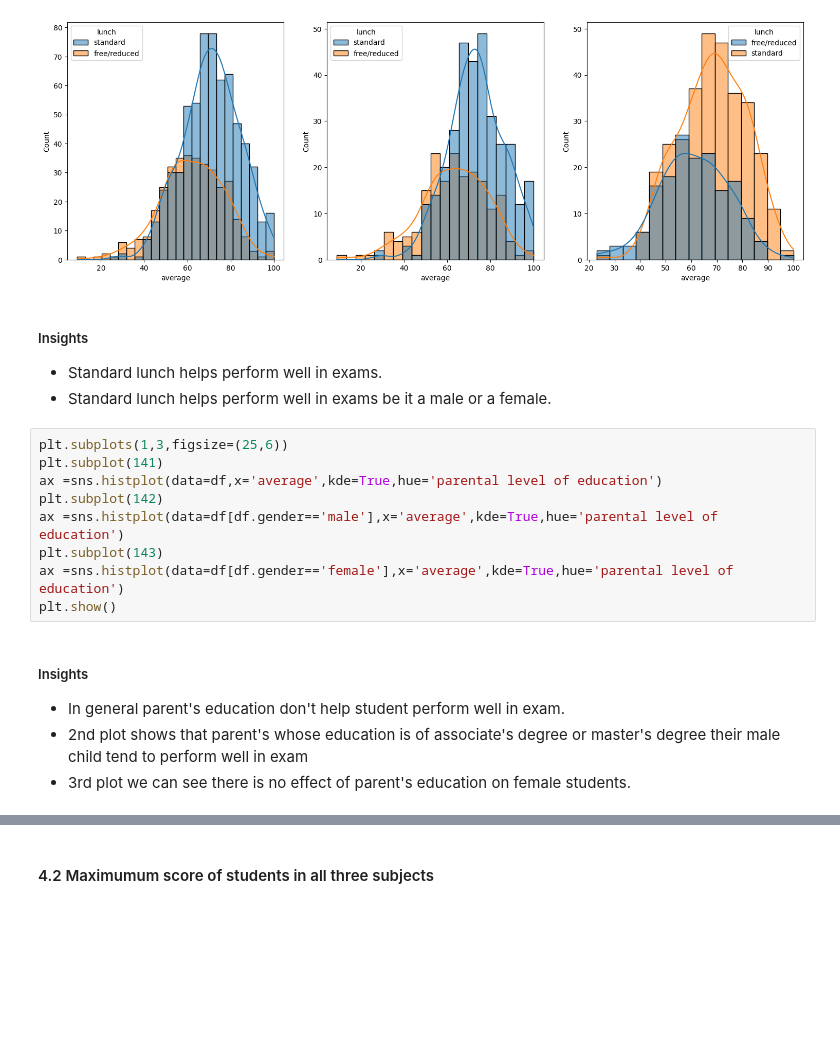
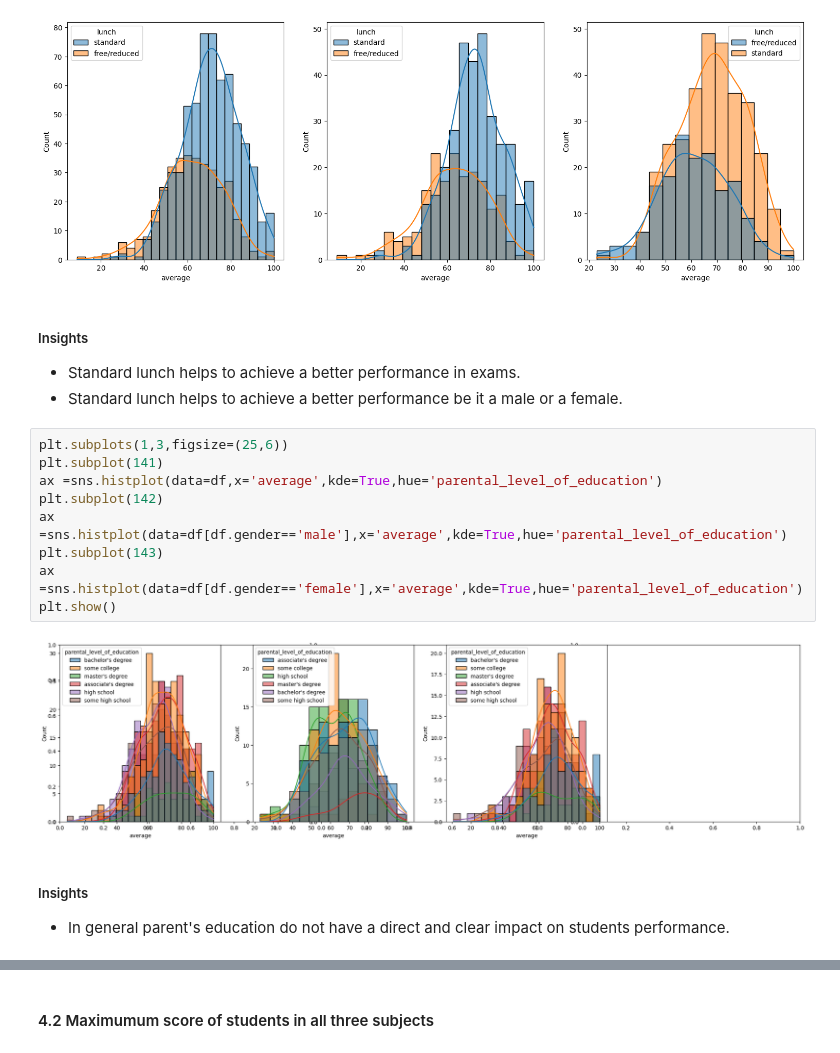
Before and after one commit to MarcoCarnaghiCoding/MLProject, a Jupyter notebook: notebooks/EDA_Student_Performance.ipynb, the cells around one changed output, grey strips where cells are left out. Drawn from its saved outputs; the diff is of its cells as text; blank space fills up the shorter version.

```diff
--- a/notebooks/EDA_Student_Performance.ipynb
+++ b/notebooks/EDA_Student_Performance.ipynb
@@ -271,22 +271,22 @@ plt.show()
 [figure]
 # %% [markdown]
 #####  Insights
-- Standard lunch helps perform well in exams.
-- Standard lunch helps perform well in exams be it a male or a female.
+- Standard lunch helps  to achieve a better performance in exams.
+- Standard lunch helps to achieve a better performance be it a male or a female.
 # %%
 plt.subplots(1,3,figsize=(25,6))
 plt.subplot(141)
-ax =sns.histplot(data=df,x='average',kde=True,hue='parental level of education')
+ax =sns.histplot(data=df,x='average',kde=True,hue='parental_level_of_education')
 plt.subplot(142)
-ax =sns.histplot(data=df[df.gender=='male'],x='average',kde=True,hue='parental level of education')
+ax =sns.histplot(data=df[df.gender=='male'],x='average',kde=True,hue='parental_level_of_education')
 plt.subplot(143)
-ax =sns.histplot(data=df[df.gender=='female'],x='average',kde=True,hue='parental level of education')
+ax =sns.histplot(data=df[df.gender=='female'],x='average',kde=True,hue='parental_level_of_education')
 plt.show()
+# %% [output]
+[figure, added]
 # %% [markdown]
 #####  Insights
-- In general parent's education don't help student perform well in exam.
-- 2nd plot shows that parent's whose education is of associate's degree or master's degree their male child tend to perform well in exam
-- 3rd plot we can see there is no effect of parent's education on female students.
+- In general parent's education do not have a direct and clear impact on students performance.
 # %%
 plt.subplots(1,3,figsize=(25,6))
 plt.subplot(141)
```
Also changed, not shown: parts of 24 cells of this notebook.
